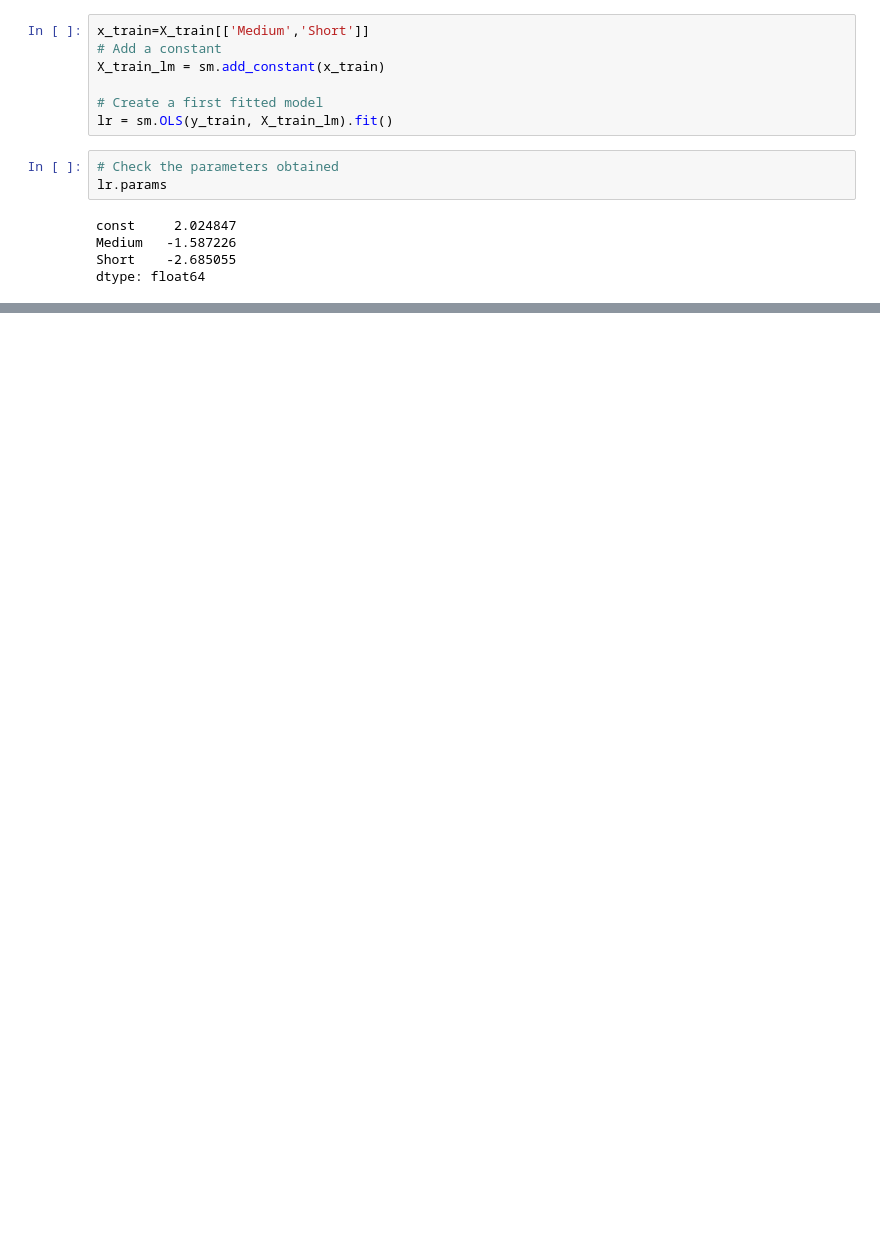
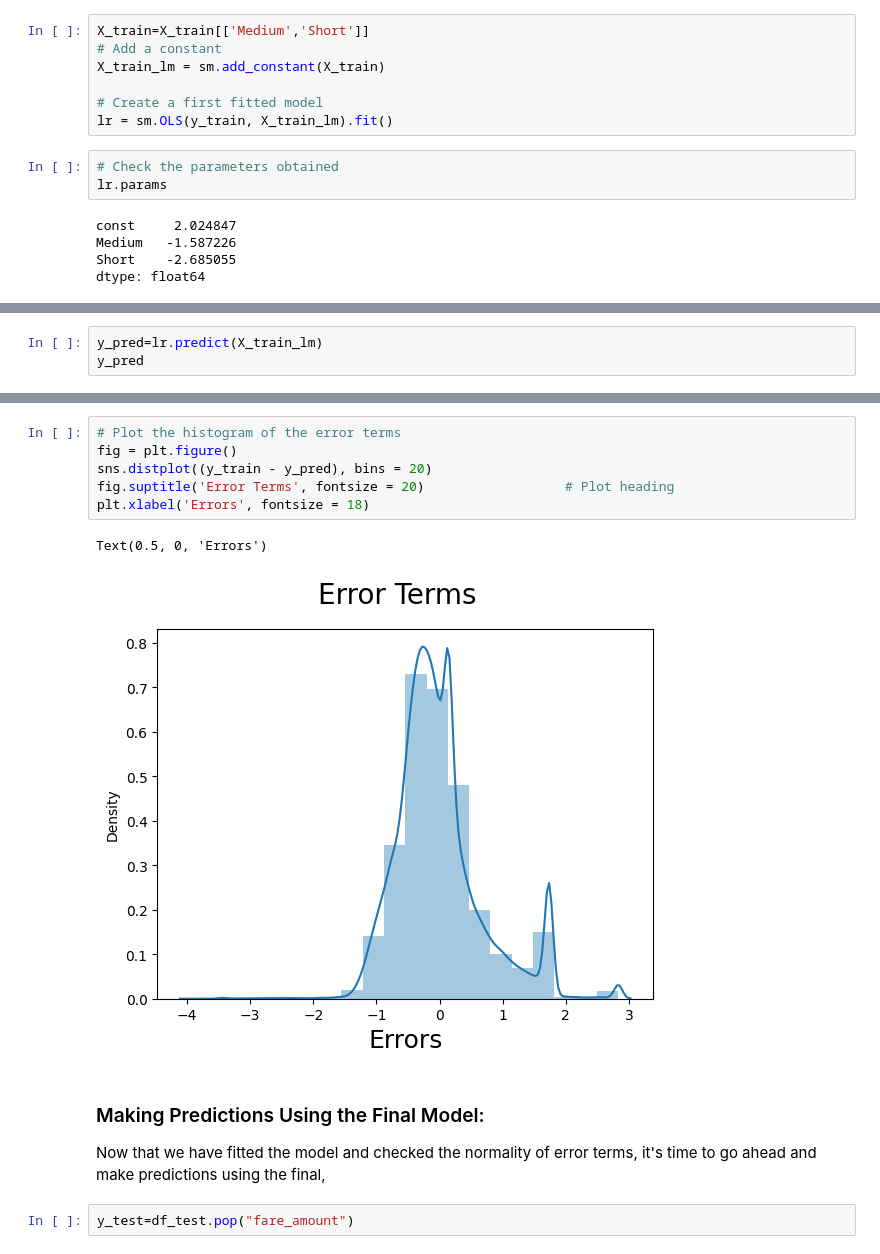
Before and after one commit to Aashhajare07/UBER---Predict-the-fare-amount-of-future-rides, a Jupyter notebook: Project_Uber.ipynb, the cells around one changed output, grey strips where cells are left out. Cells and saved outputs as stored; diff of their text form; blank space fills up the shorter version.

```diff
--- a/Project_Uber.ipynb
+++ b/Project_Uber.ipynb
@@ -688,7 +695,7 @@ Name: fare_amount, dtype: float64
 # %%
-x_train=X_train[['Medium','Short']]
+X_train=X_train[['Medium','Short']]
 # Add a constant
-X_train_lm = sm.add_constant(x_train)
+X_train_lm = sm.add_constant(X_train)
 
 # Create a first fitted model
 lr = sm.OLS(y_train, X_train_lm).fit()
@@ -762,0 +802,3 @@ Notes:
+# %%
+y_pred=lr.predict(X_train_lm)
+y_pred
@@ -762,0 +818,14 @@ Notes:
+# %%
+# Plot the histogram of the error terms
+fig = plt.figure()
+sns.distplot((y_train - y_pred), bins = 20)
+fig.suptitle('Error Terms', fontsize = 20)                  # Plot heading
+plt.xlabel('Errors', fontsize = 18)
+# %% [output]
+Text(0.5, 0, 'Errors')
+[figure, added]
+# %% [markdown]
+### Making Predictions Using the Final Model:
+Now that we have fitted the model and checked the normality of error terms, it's time to go ahead and make predictions using the final,
+# %%
+y_test=df_test.pop("fare_amount")
```
Also changed, not shown: parts of 36 cells of this notebook.
